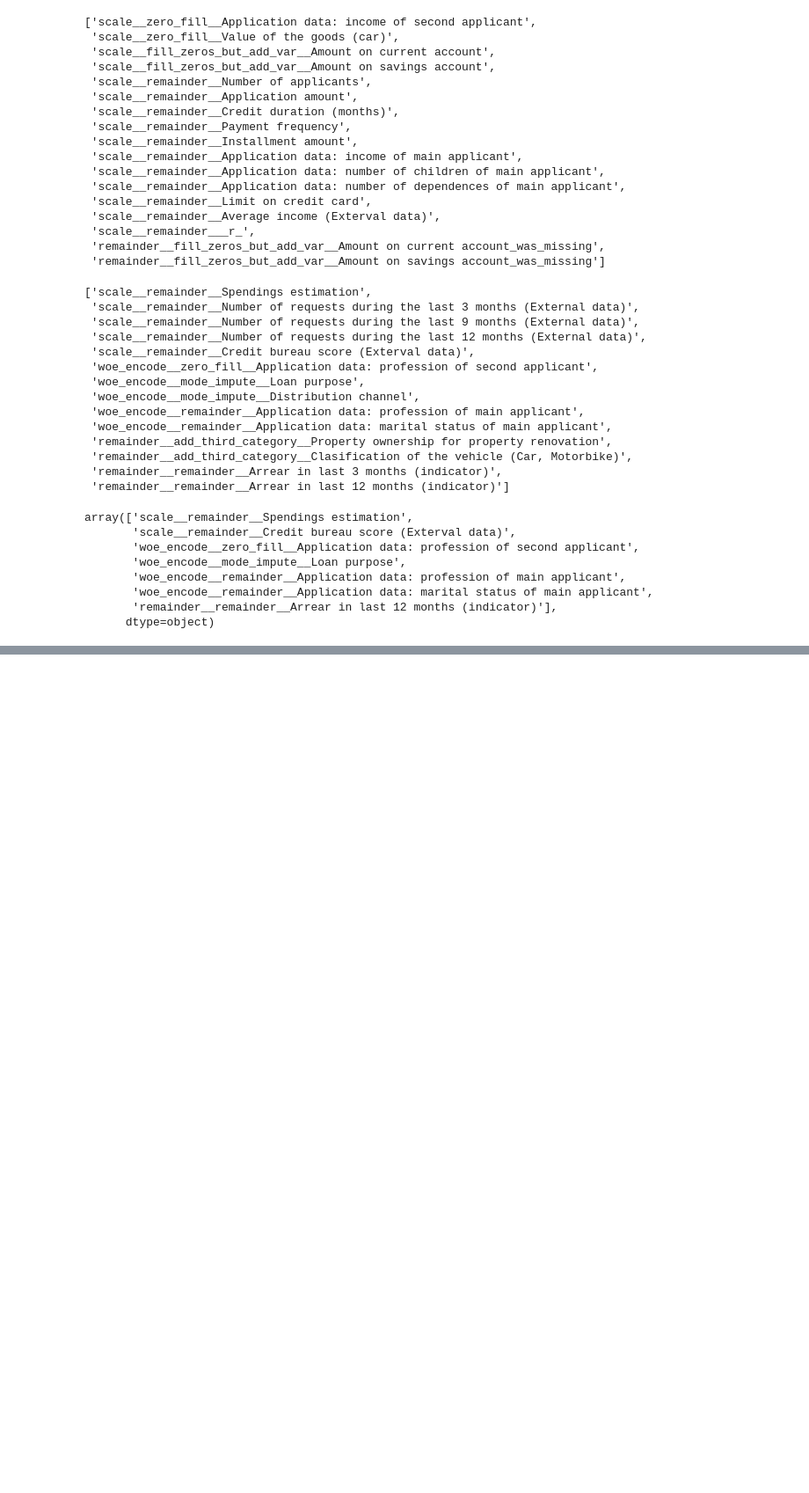
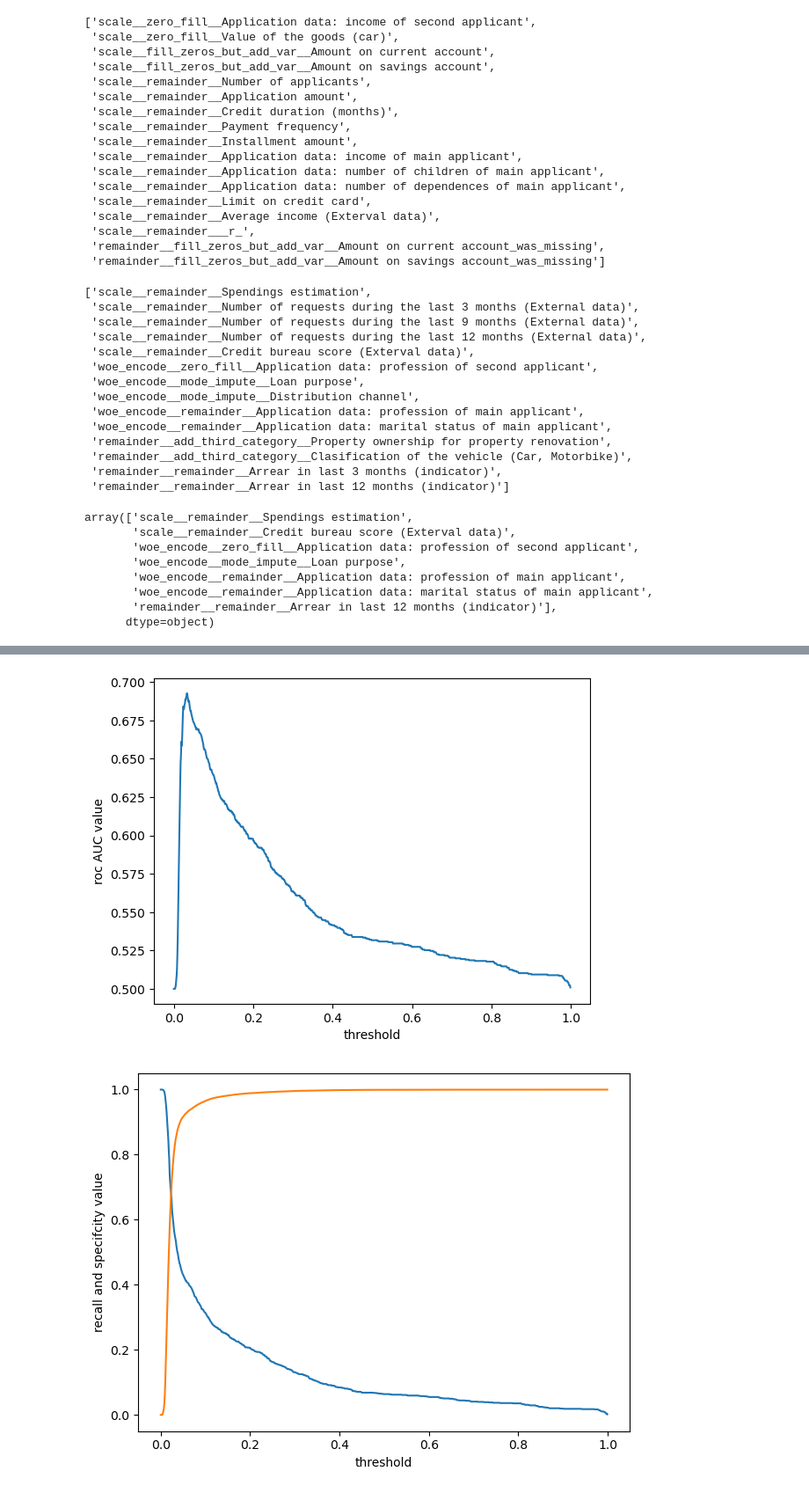
Before and after one commit to Sillem/ING-den, a Jupyter notebook: Model_logistic.ipynb, the cells around one changed output, grey strips where cells are left out. Shown at 88% size. Saved outputs shown, nothing was run; the diff lists cells and outputs as text; code cells hidden in the pictures; blank space fills up the shorter version.

Commit message:
Updated Model_logistic

```diff
--- a/Model_logistic.ipynb
+++ b/Model_logistic.ipynb
@@ -61,7 +62,7 @@ Index(['scale__zero_fill__Application data: income of second applicant',
        'remainder__remainder__Arrear in last 12 months (indicator)'],
       dtype='object')
 # %%
-model = LogisticRegression(penalty=None)
+model = LogisticRegression()
 
 pipe = Pipeline([
     ('preprocessing' ,full_pipeline_logisitic),
@@ -170,0 +172,5 @@ test_perf = sc.perf_eva(y_test, test_proba, title = "test")
+# %%
+threshold, threshold_auc = find_best_threshold( y_train, train_proba)
+# %% [output]
+[figure, added]
+[figure, added]
```
Also changed, not shown: parts of 7 cells of this notebook, 2 other files.
